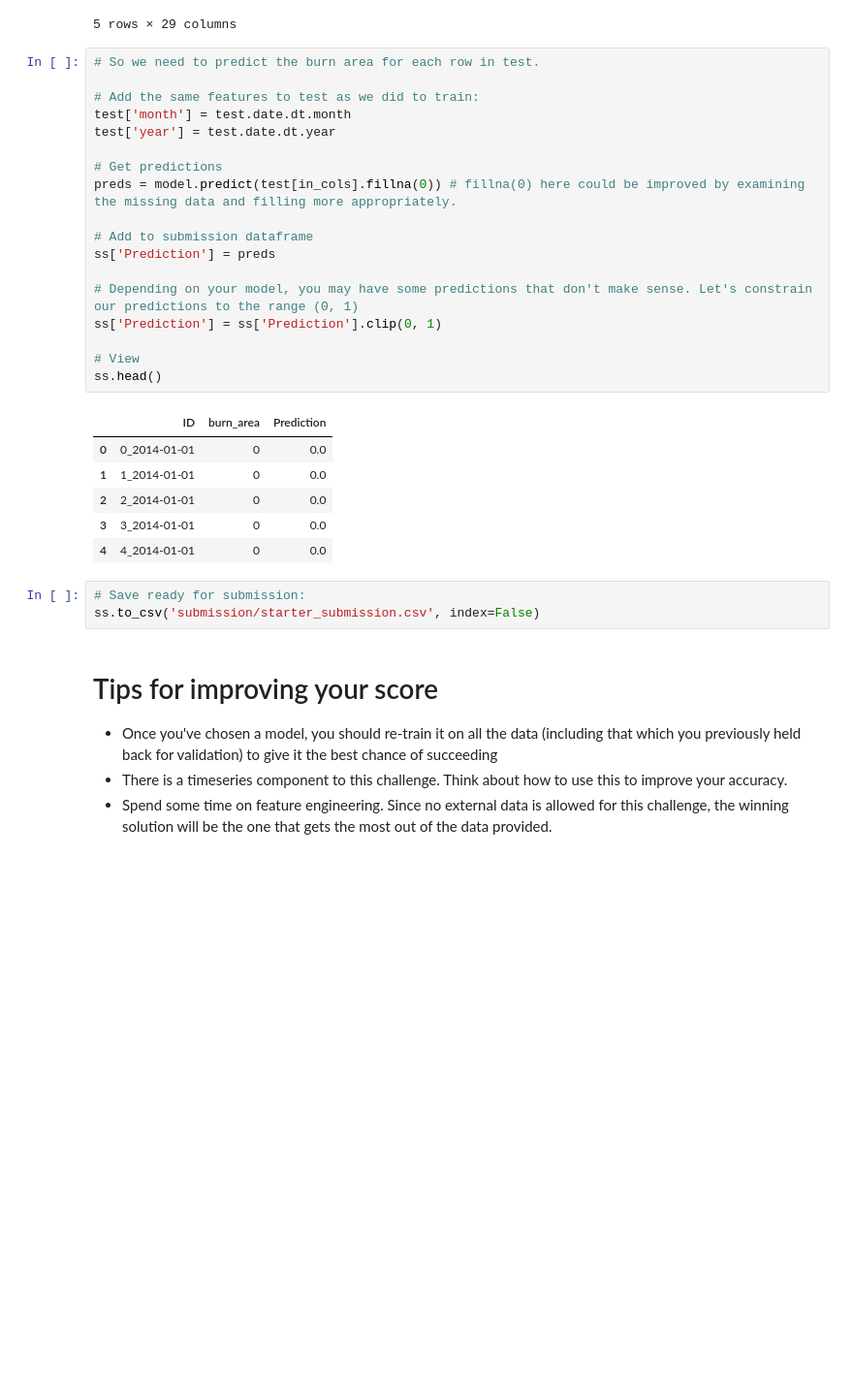
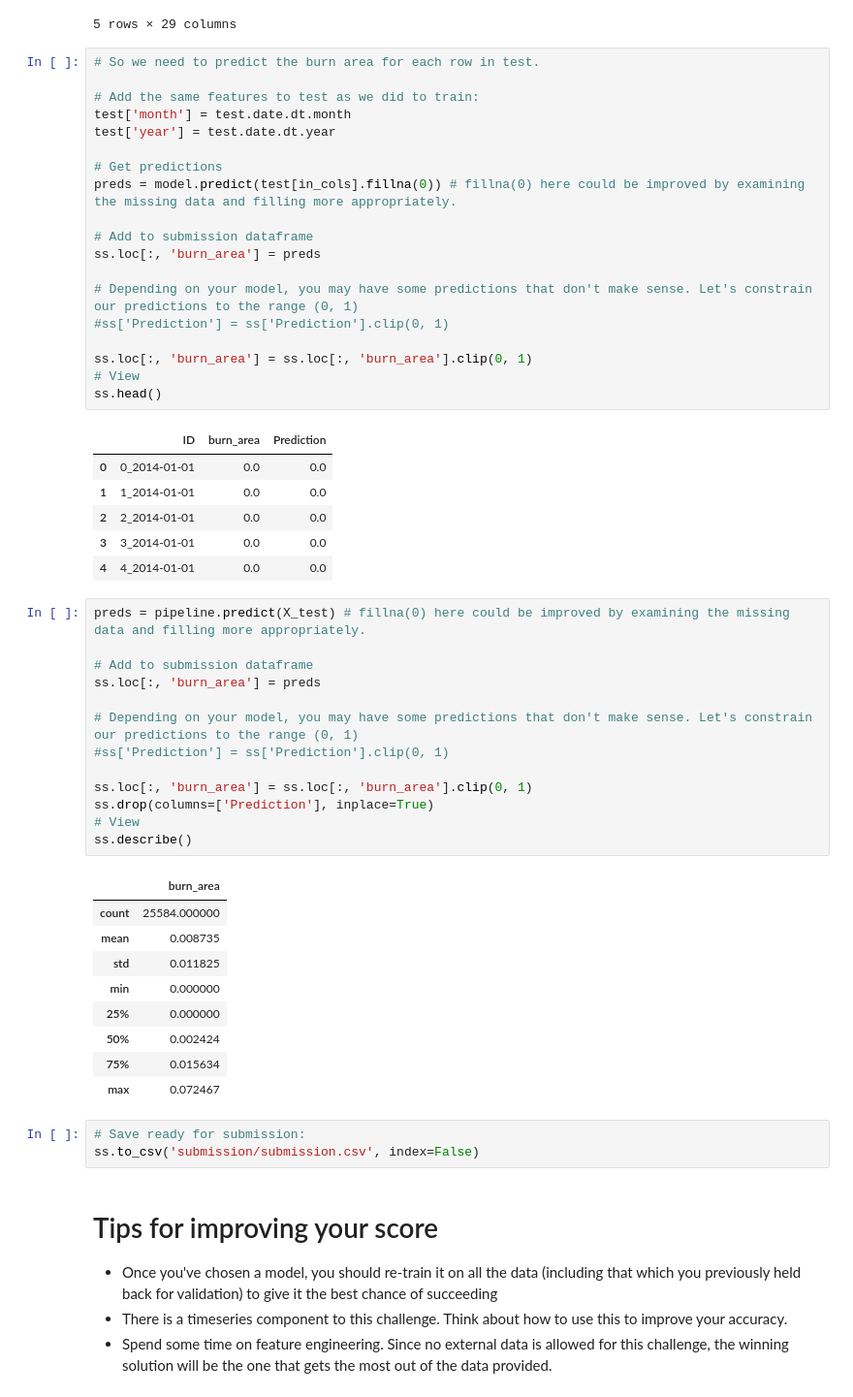
Before and after one commit to boladjivinny/fire-prediction, a Jupyter notebook: FirePrediction.ipynb, the cells around one changed output. Shown at 97% size. Saved outputs shown, nothing was run; the diff lists cells and outputs as text; blank space fills up the shorter version.

Commit message:
Submission #2 - keLFA1Am

```diff
--- a/FirePrediction.ipynb
+++ b/FirePrediction.ipynb
@@ -184,23 +311,47 @@ test['year'] = test.date.dt.year
 preds = model.predict(test[in_cols].fillna(0)) # fillna(0) here could be improved by examining the missing data and filling more appropriately.
 
 # Add to submission dataframe
-ss['Prediction'] = preds
+ss.loc[:, 'burn_area'] = preds
 
 # Depending on your model, you may have some predictions that don't make sense. Let's constrain our predictions to the range (0, 1)
-ss['Prediction'] = ss['Prediction'].clip(0, 1)
+#ss['Prediction'] = ss['Prediction'].clip(0, 1)
 
+ss.loc[:, 'burn_area'] = ss.loc[:, 'burn_area'].clip(0, 1)
 # View
 ss.head()
 # %% [output]
 |  | ID | burn_area | Prediction |
-| 0 | 0_2014-01-01 | 0 | 0.0 |
-| 1 | 1_2014-01-01 | 0 | 0.0 |
-| 2 | 2_2014-01-01 | 0 | 0.0 |
-| 3 | 3_2014-01-01 | 0 | 0.0 |
-| 4 | 4_2014-01-01 | 0 | 0.0 |
+| 0 | 0_2014-01-01 | 0.0 | 0.0 |
+| 1 | 1_2014-01-01 | 0.0 | 0.0 |
+| 2 | 2_2014-01-01 | 0.0 | 0.0 |
+| 3 | 3_2014-01-01 | 0.0 | 0.0 |
+| 4 | 4_2014-01-01 | 0.0 | 0.0 |
+# %%
+preds = pipeline.predict(X_test) # fillna(0) here could be improved by examining the missing data and filling more appropriately.
+
+# Add to submission dataframe
+ss.loc[:, 'burn_area'] = preds
+
+# Depending on your model, you may have some predictions that don't make sense. Let's constrain our predictions to the range (0, 1)
+#ss['Prediction'] = ss['Prediction'].clip(0, 1)
+
+ss.loc[:, 'burn_area'] = ss.loc[:, 'burn_area'].clip(0, 1)
+ss.drop(columns=['Prediction'], inplace=True)
+# View
+ss.describe()
+# %% [output]
+|  | burn_area |
+| count | 25584.000000 |
+| mean | 0.008735 |
+| std | 0.011825 |
+| min | 0.000000 |
+| 25% | 0.000000 |
+| 50% | 0.002424 |
+| 75% | 0.015634 |
+| max | 0.072467 |
 # %%
 # Save ready for submission:
-ss.to_csv('submission/starter_submission.csv', index=False)
+ss.to_csv('submission/submission.csv', index=False)
 # %% [markdown]
 # Tips for improving your score
 
```
Also changed, not shown: parts of 8 cells of this notebook, 2 other files.
